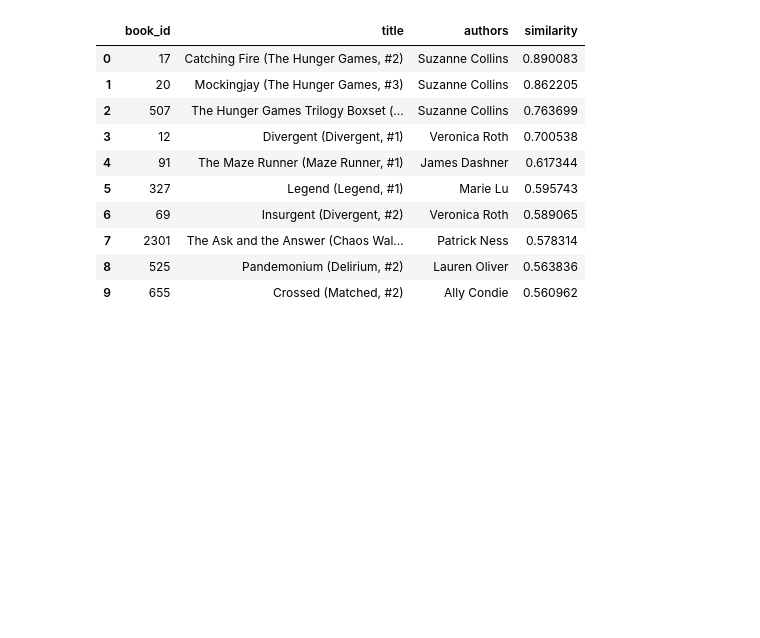
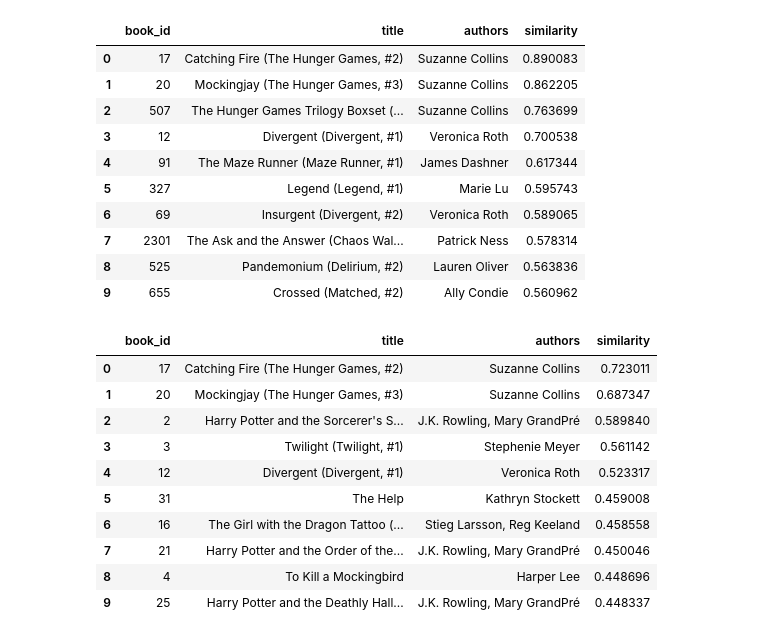
Before and after one commit to Yashi-tech-ai/BookNest, a Jupyter notebook: Notebooks/02_dataset_preprocessing.ipynb, the cells around one changed output. Drawn from its saved outputs; the diff is of its cells as text; code cells hidden in the pictures; blank space fills up the shorter version.

Commit message:
collaborative filtering reusable function

```diff
--- a/Notebooks/02_dataset_preprocessing.ipynb
+++ b/Notebooks/02_dataset_preprocessing.ipynb
@@ -844,3 +844,57 @@ recommend_content(
 | 7 | 2301 | The Ask and the Answer (Chaos Wal... | Patrick Ness | 0.578314 |
 | 8 | 525 | Pandemonium (Delirium, #2) | Lauren Oliver | 0.563836 |
 | 9 | 655 | Crossed (Matched, #2) | Ally Condie | 0.560962 |
+# %%
+def recommend_collaborative(title, n=10):
+
+    # Find the index of the selected book
+    idx = title_to_index[title]
+
+    # Find nearest books
+    distances, indices = item_model.kneighbors(
+        user_item_sparse.T[idx],
+        n_neighbors=n + 1
+    )
+
+    # Convert arrays into simple 1D arrays
+    distances = distances.flatten()
+    indices = indices.flatten()
+
+    # Convert cosine distance into cosine similarity
+    similarities = 1 - distances
+
+    # Remove the selected book itself
+    mask = indices != idx
+
+    indices = indices[mask]
+    similarities = similarities[mask]
+
+    # Keep only top n
+    indices = indices[:n]
+    similarities = similarities[:n]
+
+    # Get book information
+    result = books_features.iloc[
+        indices
+    ][["book_id", "title", "authors"]].copy()
+
+    # Add similarity score
+    result["similarity"] = similarities
+
+    return result.reset_index(drop=True)
+# %%
+recommend_collaborative(
+    "The Hunger Games (The Hunger Games, #1)"
+)
+# %% [output]
+|  | book_id | title | authors | similarity |
+| 0 | 17 | Catching Fire (The Hunger Games, #2) | Suzanne Collins | 0.723011 |
+| 1 | 20 | Mockingjay (The Hunger Games, #3) | Suzanne Collins | 0.687347 |
+| 2 | 2 | Harry Potter and the Sorcerer's S... | J.K. Rowling, Mary GrandPré | 0.589840 |
+| 3 | 3 | Twilight (Twilight, #1) | Stephenie Meyer | 0.561142 |
+| 4 | 12 | Divergent (Divergent, #1) | Veronica Roth | 0.523317 |
+| 5 | 31 | The Help | Kathryn Stockett | 0.459008 |
+| 6 | 16 | The Girl with the Dragon Tattoo (... | Stieg Larsson, Reg Keeland | 0.458558 |
+| 7 | 21 | Harry Potter and the Order of the... | J.K. Rowling, Mary GrandPré | 0.450046 |
+| 8 | 4 | To Kill a Mockingbird | Harper Lee | 0.448696 |
+| 9 | 25 | Harry Potter and the Deathly Hall... | J.K. Rowling, Mary GrandPré | 0.448337 |
```
